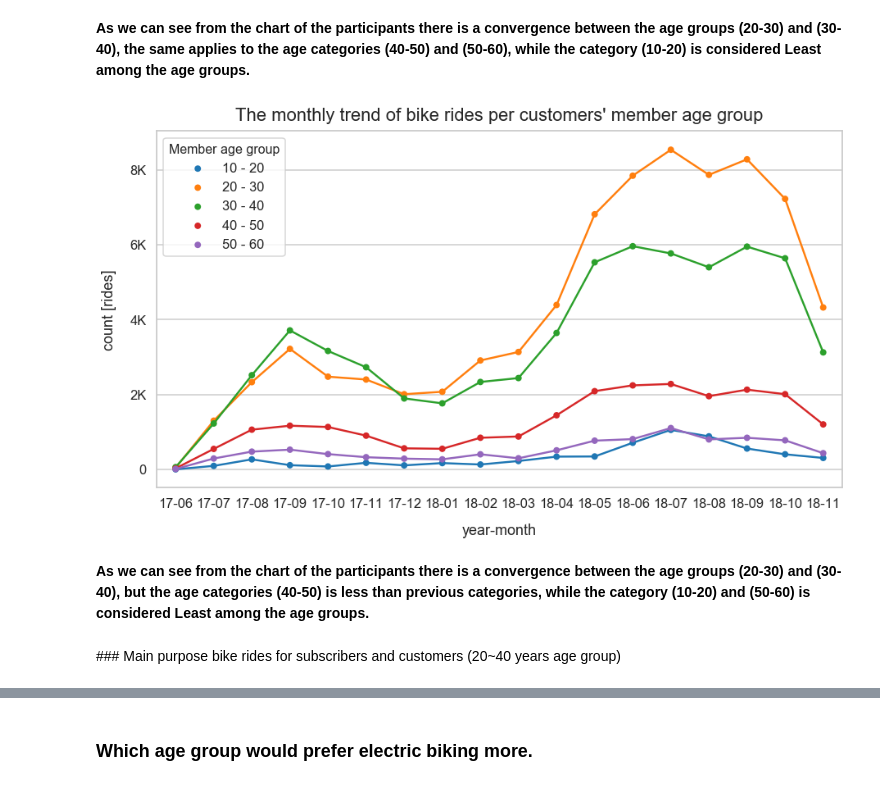
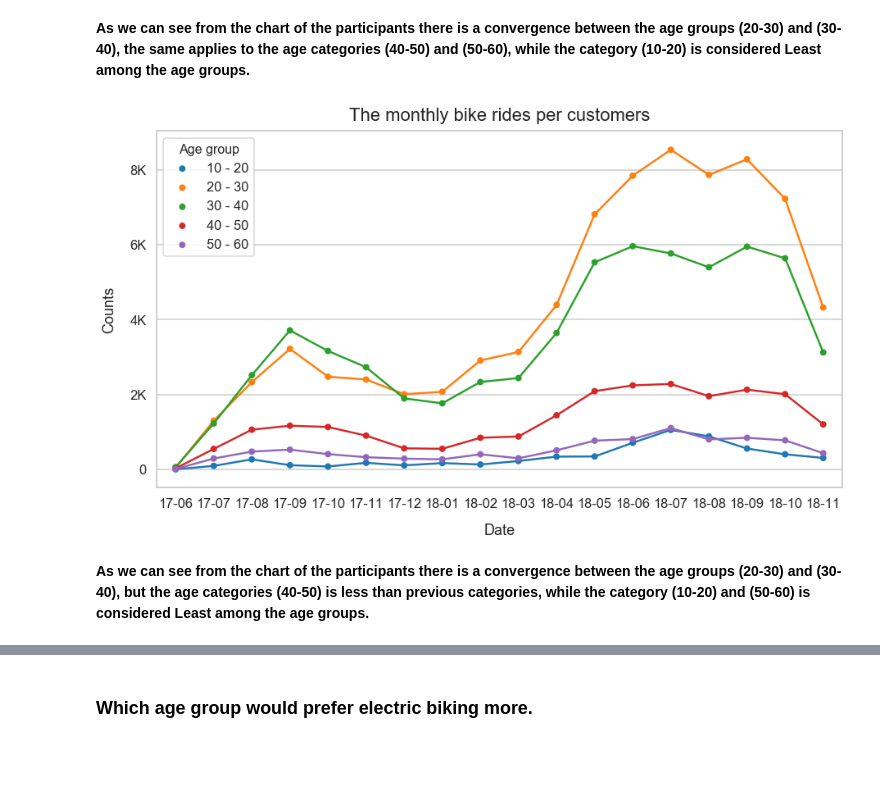
Before and after one commit to Abhijit99dey/Communicate-Data-Findings, a Jupyter notebook: exploration_template.ipynb, the cells around one changed output, grey strips where cells are left out. Saved outputs shown, nothing was run; the diff lists cells and outputs as text; code cells hidden in the pictures; blank space fills up the shorter version.

```diff
--- a/exploration_template.ipynb
+++ b/exploration_template.ipynb
@@ -127,11 +102,11 @@ min_longitude_sf = -122.5147
 max_latitude_sf = 37.8121
 min_latitude_sf = 37.7092
 # %%
-end_station_latitude_mask = (df['end_station_latitude']>=min_latitude_sf) & (df['end_station_latitude']<=max_latitude_sf)
-start_station_latitude_mask = (df['start_station_latitude']>=min_latitude_sf) & (df['start_station_latitude']<=max_latitude_sf)
+end_station_latitude_mask = (dataFrame['end_station_latitude']>=min_latitude_sf) & (dataFrame['end_station_latitude']<=max_latitude_sf)
+start_station_latitude_mask = (dataFrame['start_station_latitude']>=min_latitude_sf) & (dataFrame['start_station_latitude']<=max_latitude_sf)
 
-end_station_longitude_mask =(df['end_station_longitude']>=min_longitude_sf) & (df['end_station_longitude']<=max_longitude_sf)
-start_station_longitude_mask = (df['start_station_longitude']>=min_longitude_sf) & (df['start_station_longitude']<=max_longitude_sf)
+end_station_longitude_mask =(dataFrame['end_station_longitude']>=min_longitude_sf) & (dataFrame['end_station_longitude']<=max_longitude_sf)
+start_station_longitude_mask = (dataFrame['start_station_longitude']>=min_longitude_sf) & (dataFrame['start_station_longitude']<=max_longitude_sf)
 # %%
-df = df[end_station_latitude_mask & start_station_latitude_mask & end_station_longitude_mask & start_station_longitude_mask]
+dataFrame = dataFrame[end_station_latitude_mask & start_station_latitude_mask & end_station_longitude_mask & start_station_longitude_mask]
 # %%
@@ -277,13 +216,13 @@ As we see these two months in different years, the average increased 2.23 times
 # %% [markdown]
 ### Count of daily bike rides from July 2017 to November 2018
 # %%
-def transform_axis_fmt(tick_val, pos):
-    if tick_val >= 1000:
-        val = int(tick_val/1000)
-        return '{:d}K'.format(val)
-    elif tick_val >= 1000000:
-        val = int(tick_val/1000000)
-        return '{:d}M'.format(val)
+def transform_axis(dailyBike, pos):
+    if dailyBike >= 1000:
+        value = int(dailyBike/1000)
+        return '{:d}K'.format(value)
+    elif dailyBike >= 1000000:
+        value = int(dailyBike/1000000)
+        return '{:d}M'.format(value)
     else:
-        return int(tick_val)
+        return int(dailyBike)
 # %%
@@ -474,17 +365,16 @@ customer_age_df = df[df['user_type']=='Customer'].groupby(['start_time_year_mont
 # %%
+customer_age = dataFrame[dataFrame['user_type']=='Customer'].groupby(['start_time_year_month_renamed', 'member_age_bins']).agg({'bike_id':'count'}).reset_index()
+
 plt.figure(figsize=(15,8))
-ax = sns.pointplot(x='start_time_year_month_renamed', y='bike_id', hue='member_age_bins', scale=.6, data=customer_age_df)
-plt.title("The monthly trend of bike rides per customers' member age group", fontsize=22, y=1.015)
-plt.xlabel('year-month', labelpad=16)
-plt.ylabel('count [rides]', labelpad=16)
-leg = ax.legend()
-leg.set_title('Member age group',prop={'size':16})
-ax = plt.gca()
-ax.yaxis.set_major_formatter(tick.FuncFormatter(transform_axis_fmt))
-plt.savefig('image10.png');
+axis = sns.pointplot(x='start_time_year_month_renamed', y='bike_id', hue='member_age_bins', scale=.6, data=customer_age)
+plt.title("The monthly bike rides per customers", fontsize=22, y=1.015)
+plt.xlabel('Date', labelpad=16)
+plt.ylabel('Counts', labelpad=16)
+legs = axis.legend()
+legs.set_title('Age group',prop={'size':16})
+axis = plt.gca()
+axis.yaxis.set_major_formatter(tick.FuncFormatter(transform_axis))
 # %% [output]
-[figure, old version]
+[figure, new version]
 # %% [markdown]
 **As we can see from the chart of the participants there is a convergence between the age groups (20-30) and (30-40), but the age categories (40-50) is less than previous categories, while the category (10-20) and (50-60)  is considered Least among the age groups.**
-# %% [markdown]
-### Main purpose bike rides for subscribers and customers (20~40 years age group)
```
Also changed, not shown: parts of 101 cells of this notebook, 4 other files.
